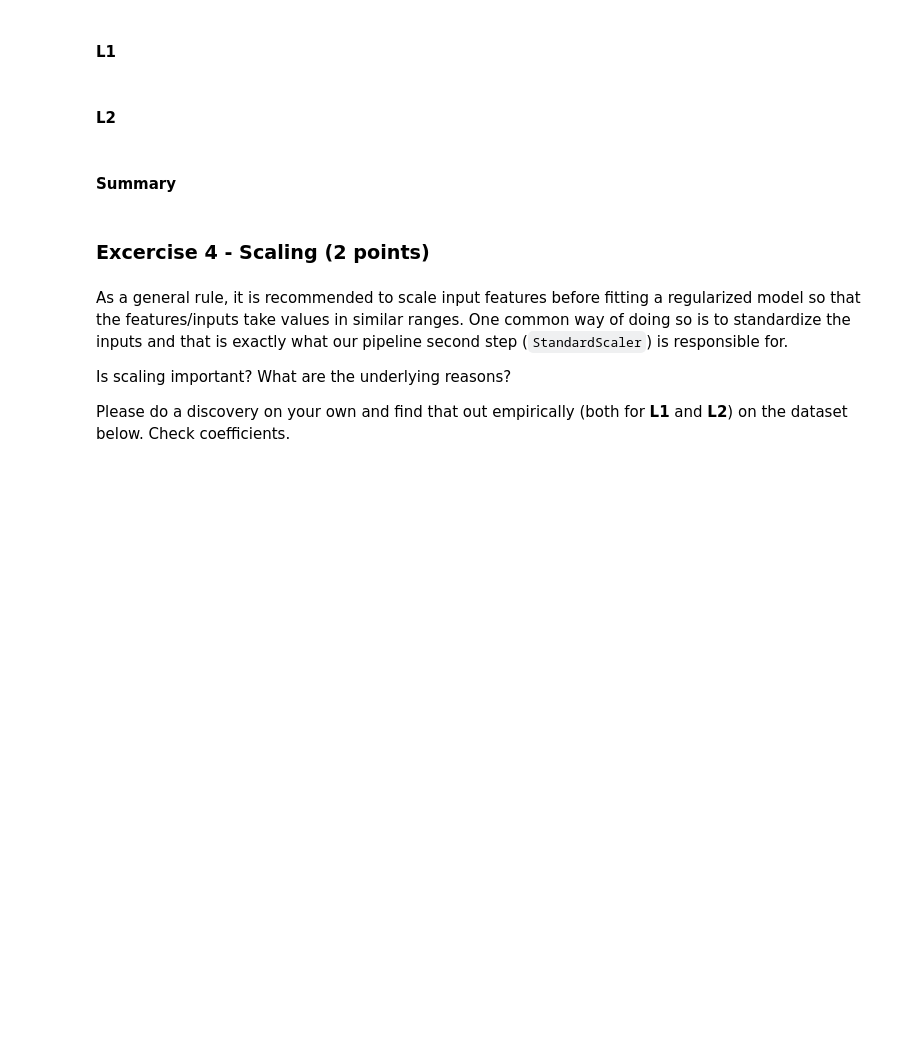
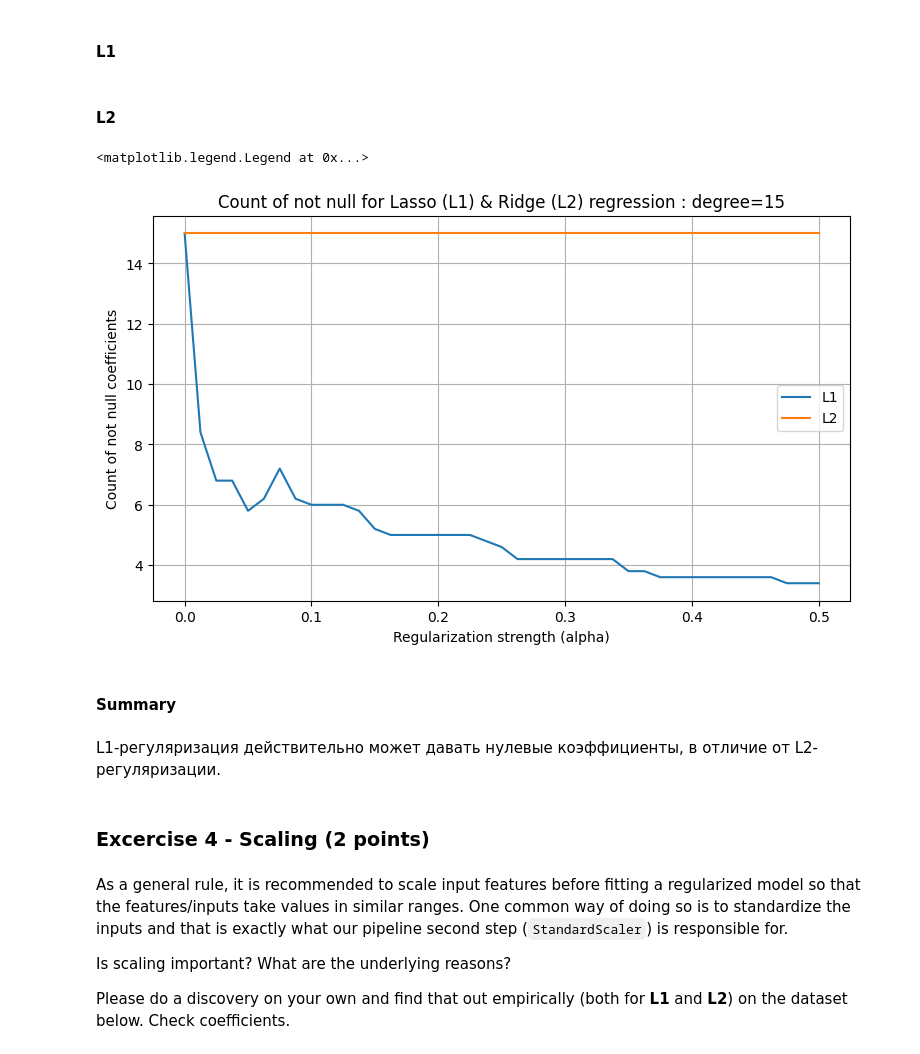
Before and after one commit to kri1mka/ml-intro, a Jupyter notebook: 4_overfitting_regularization/overfitting_regularization.ipynb, the cells around one changed output. Drawn from its saved outputs; the diff is of its cells as text; code cells hidden in the pictures; blank space fills up the shorter version.

```diff
--- a/4_overfitting_regularization/overfitting_regularization.ipynb
+++ b/4_overfitting_regularization/overfitting_regularization.ipynb
@@ -562,2 +551,15 @@ Please do a discovery on your own and find that out empirically (both for **L1**
+# %%
+not_null_l1 = []
+degree = 15
+for alpha in ALPHAS:
+    l1_results = cross_validate(make_model(degree=1, penalty='L1', alpha=alpha),
+                             X_diabetes_poly, y_diabetes, cv=5,
+                             return_estimator=True, return_train_score=True,
+                             scoring='neg_root_mean_squared_error')
+    not_null_l1.append(
+        np.mean([
+            np.mean(np.sum(model['reg'].coef_ != 0 ))
+            for model in l1_results['estimator']
+        ]))
 # %% [markdown]
 #### L2
@@ -566,2 +566,27 @@ Please do a discovery on your own and find that out empirically (both for **L1**
+# %%
+not_null_l2 = []
+degree = 15
+for alpha in ALPHAS:
+    l2_results = cross_validate(make_model(degree=1, penalty='L2', alpha=alpha),
+                             X_diabetes_poly, y_diabetes, cv=5,
+                             return_estimator=True, return_train_score=True,
+                             scoring='neg_root_mean_squared_error')
+    not_null_l2.append(
+        np.mean([
+            np.mean(np.sum(model['reg'].coef_ != 0 ))
+            for model in l2_results['estimator']
+        ]))
+# %%
+plt.figure(figsize=(9, 5))
+plt.plot(ALPHAS, not_null_l1, label='L1')
+plt.plot(ALPHAS, not_null_l2, label='L2')
+plt.title('Count of not null for Lasso (L1) & Ridge (L2) regression : degree=15')
+plt.ylabel('Count of not null coefficients')
+plt.xlabel('Regularization strength (alpha)')
+plt.grid(True)
+plt.legend(loc='center right')
+# %% [output]
+<matplotlib.legend.Legend at 0x...>
+[figure, added]
 # %% [markdown]
 #### Summary
@@ -570,3 +593,5 @@ Please do a discovery on your own and find that out empirically (both for **L1**
+# %% [markdown]
+L1-регуляризация действительно может давать нулевые коэффициенты, в отличие от L2-регуляризации.
 # %% [markdown]
 ### Excercise 4 - Scaling (2 points)
 # %% [markdown]
```
Also changed, not shown: parts of 22 cells of this notebook.
